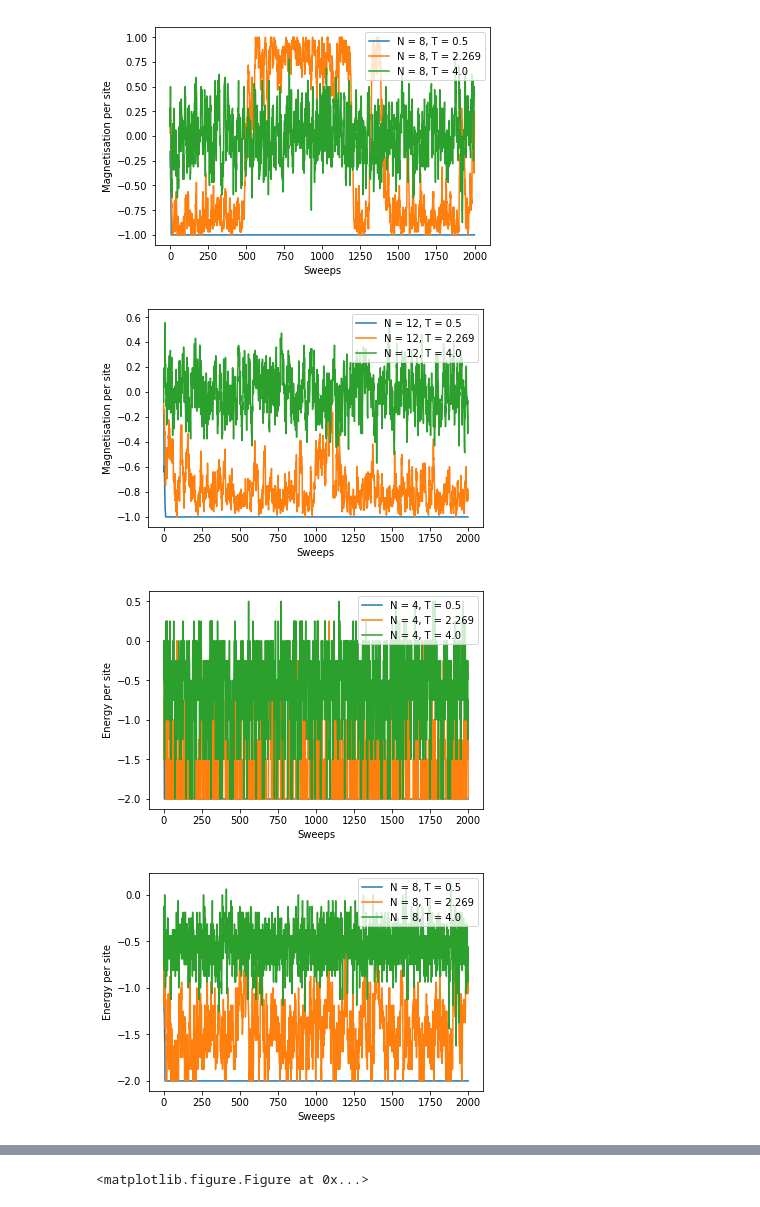
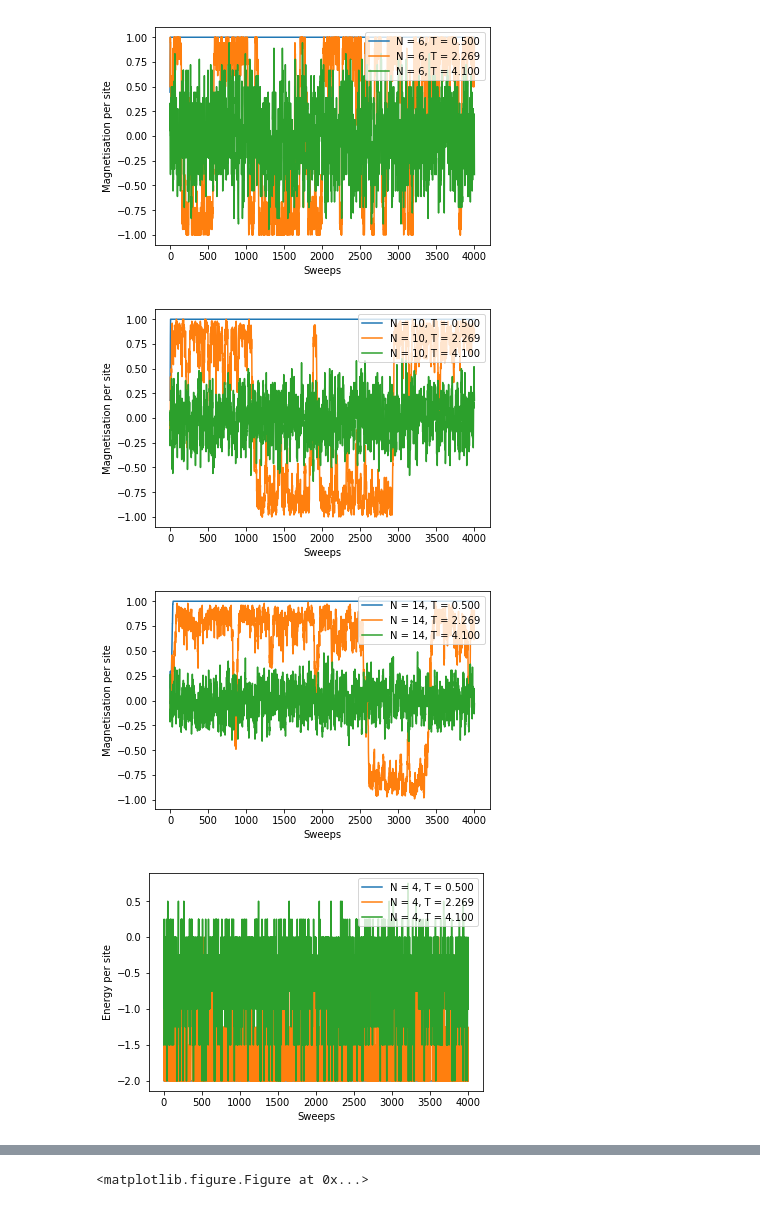
Before and after one commit to dovinhanhnguyen/Part_II_Computational_Exercises, a Jupyter notebook: project/project-dvan2.ipynb, the cells around one changed output, grey strips where cells are left out. Saved outputs shown, nothing was run; the diff lists cells and outputs as text; code cells hidden in the pictures.

```diff
--- a/project/project-dvan2.ipynb
+++ b/project/project-dvan2.ipynb
@@ -66,16 +66,16 @@ def Metropolis_algorithm(N_range, J, H, T_range, no_of_sweeps):
                 M_normalized[N_index,T_index,sweep] = normalize_data(M[N_index,T_index,sweep],state.N)
                 E_normalized[N_index,T_index,sweep] = normalize_data(E[N_index,T_index,sweep],state.N)
 
-                if sweep%100 == 0: # output checkpoints
+                if sweep%500 == 0: # output checkpoints
                     print('N = {0}, T = {1}, sweep = {2}'.format(N_range[N_index],T_range[T_index],sweep))
 
     return M, E, M_normalized, E_normalized
 # %%
 # Function to plot evolution of data over time
-def plot_time_series(data, N_range, T_range, yname):
-    for N_index in range(len(N_range)):
-        for T_index in range(len(T_range)):
-            plt.plot(range(len(data[N_index,T_index,:])),data[N_index,T_index,:],label='N = {0}, T = {1}'.format(N_range[N_index],T_range[T_index]))
+def plot_time_series(data, N_range, N_index_range, T_range, T_index_range, yname):
+    for N_index in N_index_range:
+        for T_index in T_index_range:
+            plt.plot(range(len(data[N_index,T_index,:])),data[N_index,T_index,:],label='N = {0}, T = {1:.3f}'.format(N_range[N_index],T_range[T_index]))
         plt.legend(loc='upper right')
         plt.xlabel('Sweeps')
         plt.ylabel(yname)
@@ -118,11 +119,11 @@ def plot_temperature_dependence(data, N_range, T_range, yname):
 # %%
 # Investigate time evolution
 # Set parameters
-Ns = [4, 8, 12]
+Ns = [4, 6, 10, 14]
 J = 1.0
 H = 0.0
-Ts = [0.5, 2.269, 4.0]
-sweeps = 2000
+Ts = np.linspace(0.5,4.1,60) # T=2.269 will be at Ts[29]
+sweeps = 4000
 
 # Run the experiment
 magnetisation, energy, magnetisation_per_site, energy_per_site = Metropolis_algorithm(Ns,J,H,Ts,sweeps)
@@ -147,5 +148,7 @@ N = 12, T = 4.0, sweep = 1900
 # %%
 # Plot time evolution
-plot_time_series(magnetisation_per_site,Ns,Ts,'Magnetisation per site')
-plot_time_series(energy_per_site,Ns,Ts,'Energy per site')
+N_indices = range(len(Ns))
+T_indices = [0,29,59]
+plot_time_series(magnetisation_per_site,Ns,N_indices,Ts,T_indices,'Magnetisation per site')
+plot_time_series(energy_per_site,Ns,N_indices,Ts,T_indices,'Energy per site')
 # %% [output]
@@ -153,4 +156,4 @@ plot_time_series(energy_per_site,Ns,Ts,'Energy per site')
-[figure, old version]
+[figure, new version]
-[figure, old version]
+[figure, new version]
-[figure, old version]
+[figure, new version]
-[figure, old version]
+[figure, new version]
```
Also changed, not shown: parts of 6 cells of this notebook, 18 other files.
